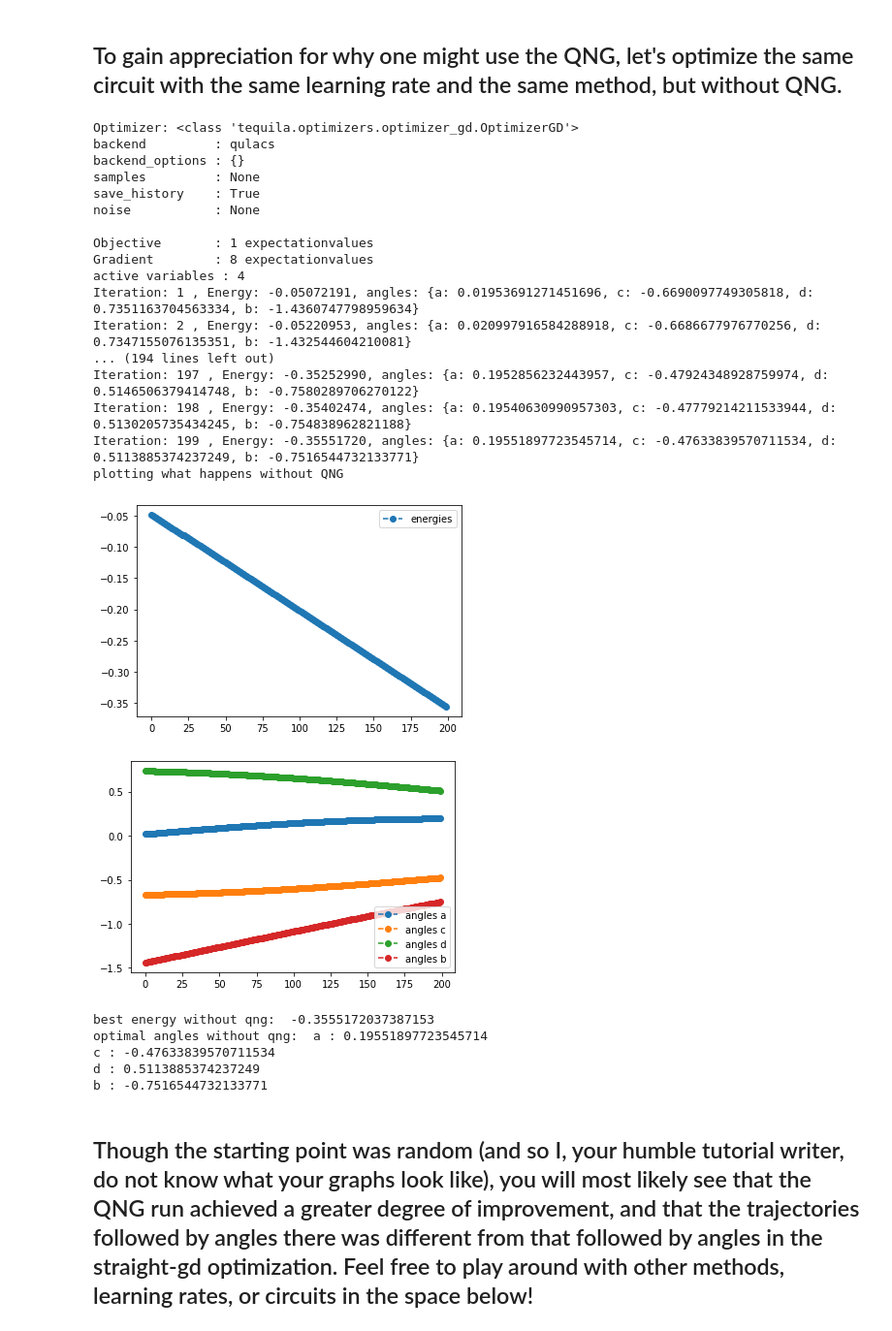
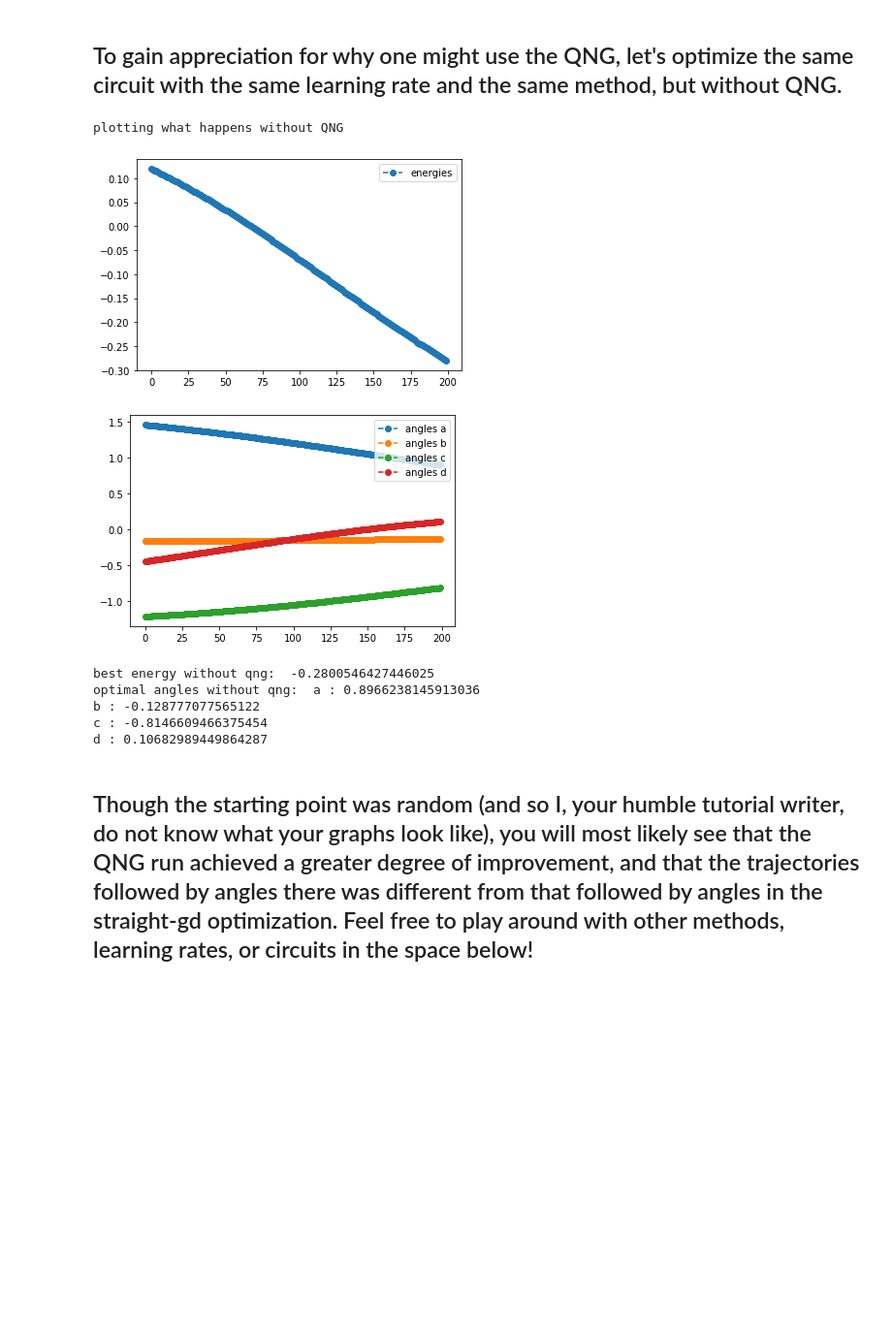
Before and after one commit to tequilahub/tequila, a Jupyter notebook: tutorials/Optimizer_Tutorial.ipynb, the cells around one changed output. Shown at 97% size. Saved outputs shown, nothing was run; the diff lists cells and outputs as text; code cells hidden in the pictures; blank space fills up the shorter version.

```diff
--- a/tutorials/Optimizer_Tutorial.ipynb
+++ b/tutorials/Optimizer_Tutorial.ipynb
@@ -196,40 +203,24 @@ b : -0.004297424659652667
 ## To gain appreciation for why one might use the QNG, let's optimize the same circuit with the same learning rate and the same method, but without QNG.
 # %%
 lr=0.01
-result = tq.minimize(objective=E,
+sgd_noqng_result = tq.minimize(objective=E,
                      gradient=None,
                      method='sgd', maxiter=200,lr=lr,
-                     initial_values=init, silent=False)
+                     initial_values=init, silent=True)
 print('plotting what happens without QNG')
-result.history.plot('energies')
-result.history.plot('angles')
-print('best energy without qng: ',result.energy)
-print('optimal angles without qng: ',result.angles)
+sgd_noqng_result.history.plot('energies')
+sgd_noqng_result.history.plot('angles')
+print('best energy without qng: ',sgd_noqng_result.energy)
+print('optimal angles without qng: ',sgd_noqng_result.angles)
 # %% [output]
-Optimizer: <class 'tequila.optimizers.optimizer_gd.OptimizerGD'>
-backend         : qulacs
-backend_options : {}
-samples         : None
-save_history    : True
-noise           : None
-
-Objective       : 1 expectationvalues
-Gradient        : 8 expectationvalues
-active variables : 4
-Iteration: 1 , Energy: -0.05072191, angles: {a: 0.01953691271451696, c: -0.6690097749305818, d: 0.7351163704563334, b: -1.4360747798959634}
-Iteration: 2 , Energy: -0.05220953, angles: {a: 0.020997916584288918, c: -0.6686677976770256, d: 0.7347155076135351, b: -1.432544604210081}
-... (194 lines left out)
-Iteration: 197 , Energy: -0.35252990, angles: {a: 0.1952856232443957, c: -0.47924348928759974, d: 0.5146506379414748, b: -0.7580289706270122}
-Iteration: 198 , Energy: -0.35402474, angles: {a: 0.19540630990957303, c: -0.47779214211533944, d: 0.5130205735434245, b: -0.754838962821188}
-Iteration: 199 , Energy: -0.35551720, angles: {a: 0.19551897723545714, c: -0.47633839570711534, d: 0.5113885374237249, b: -0.7516544732133771}
 plotting what happens without QNG
-[figure, old version]
+[figure, new version]
-[figure, old version]
+[figure, new version]
-best energy without qng:  -0.3555172037387153
-optimal angles without qng:  a : 0.19551897723545714
-c : -0.47633839570711534
-d : 0.5113885374237249
-b : -0.7516544732133771
+best energy without qng:  -0.2800546427446025
+optimal angles without qng:  a : 0.8966238145913036
+b : -0.128777077565122
+c : -0.8146609466375454
+d : 0.10682989449864287
 # %% [markdown]
 ## Though the starting point was random (and so I, your humble tutorial writer, do not know what your graphs look like), you will most likely see that the QNG run achieved a greater degree of improvement, and that the trajectories followed by angles there was different from that followed by angles in the straight-gd optimization. Feel free to play around with other methods, learning rates, or circuits in the space below!
 # %%
```
Also changed, not shown: parts of 19 cells of this notebook, 2 other files.
